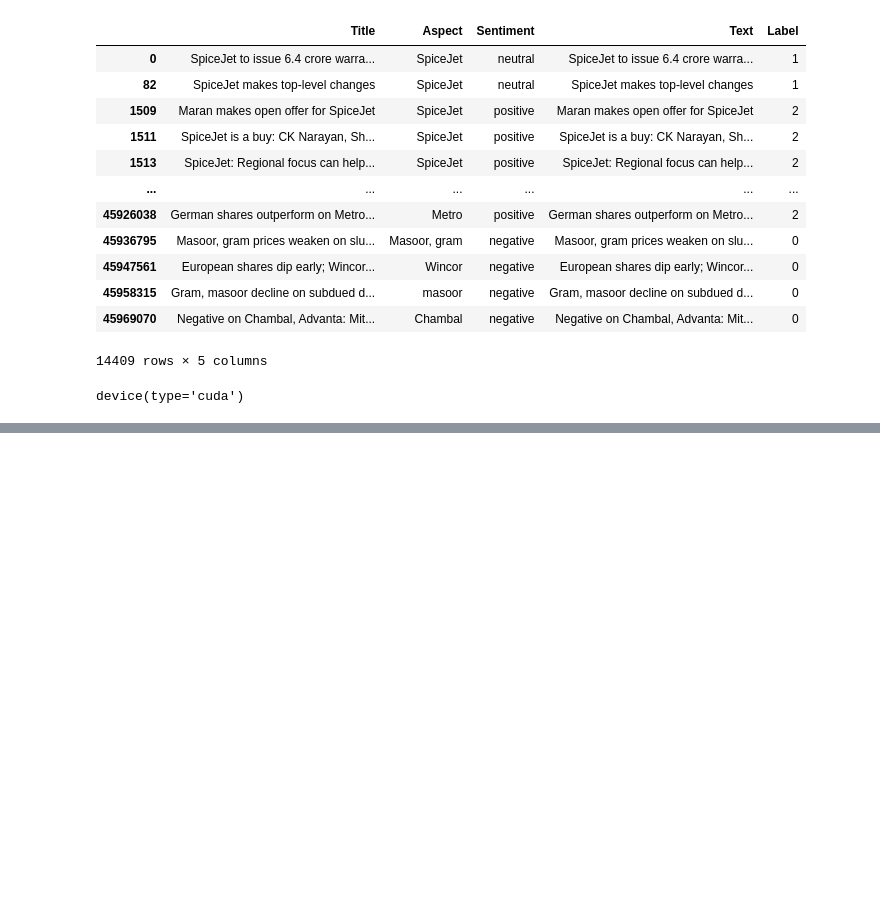
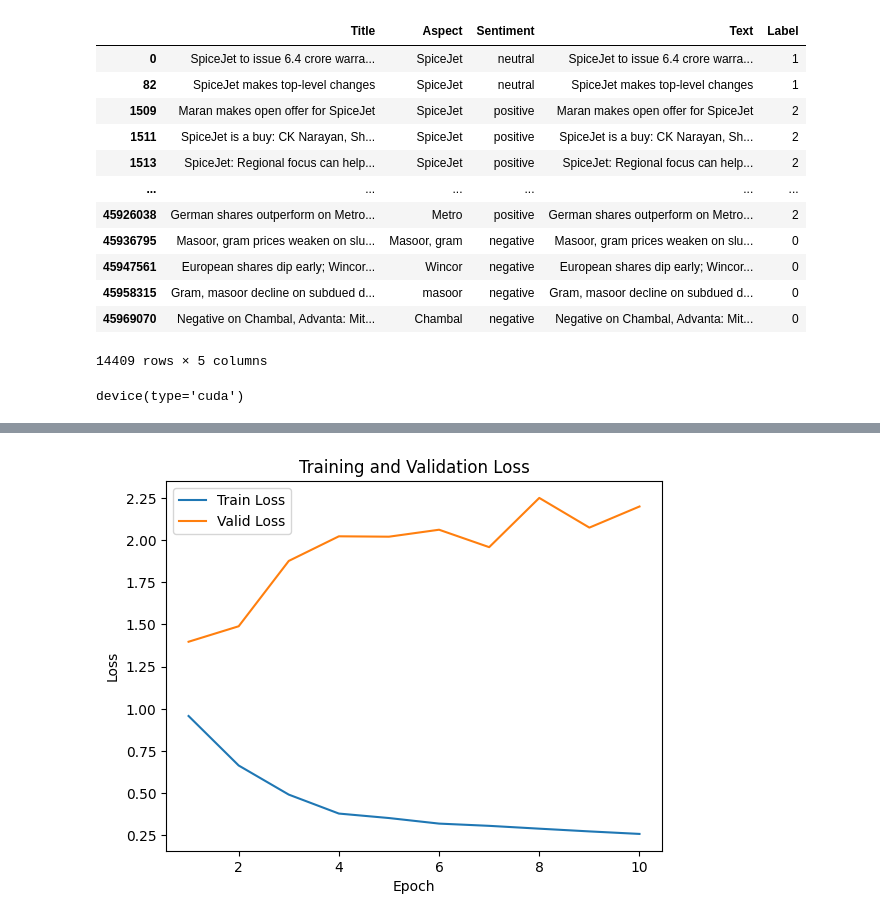
Before and after one commit to muftialroaz/absa-financial-news, a Jupyter notebook: sentfin_cnn.ipynb, the cells around one changed output, grey strips where cells are left out. Saved outputs shown, nothing was run; the diff lists cells and outputs as text; code cells hidden in the pictures; blank space fills up the shorter version.

Commit message:
refactor: plot training and validation loss

```diff
--- a/sentfin_cnn.ipynb
+++ b/sentfin_cnn.ipynb
@@ -147,6 +169,17 @@ test_dataset = TextDataset(X_test, y_test)
 
 train_loader = DataLoader(train_dataset, batch_size=4, shuffle=True)
 test_loader = DataLoader(test_dataset, batch_size=4, shuffle=False)
+# %%
+# Split data into training and validation sets
+X_train, X_valid, y_train, y_valid = train_test_split(X_train, y_train, test_size=0.2, random_state=42)
+
+# Create datasets for training and validation
+train_dataset = TextDataset(X_train, y_train)
+valid_dataset = TextDataset(X_valid, y_valid)
+
+# Create DataLoaders for training and validation
+train_loader = DataLoader(train_dataset, batch_size=4, shuffle=True)
+valid_loader = DataLoader(valid_dataset, batch_size=4, shuffle=False)
 # %%
 # Model
 class CNNModel(nn.Module):
@@ -170,7 +203,7 @@ vocab_size = len(train_dataset.vocab) + 1
 embed_size = 50
 num_classes = len(label_encoder.classes_)
 learning_rate = 0.001
-num_epochs = 100
+num_epochs = 10
 # %%
 # run with cuda 12
 # pip3 install torch torchvision torchaudio --index-url https://download.pytorch.org/whl/cu121
@@ -221,0 +219,45 @@ Epoch [100/100], Loss: 0.4323
+# %%
+# Create DataLoader for validation dataset
+valid_loader = DataLoader(valid_dataset, batch_size=4, shuffle=False)
+
+# Lists to store training and validation losses
+train_losses = []
+valid_losses = []
+
+# Training and validation loop
+for epoch in range(num_epochs):
+    # Training
+    model.train()
+    epoch_train_loss = 0
+    for texts, labels in train_loader:
+        texts, labels = texts.to(device), labels.to(device)
+        optimizer.zero_grad()
+        outputs = model(texts)
+        loss = criterion(outputs, labels)
+        loss.backward()
+        optimizer.step()
+        epoch_train_loss += loss.item()
+    train_losses.append(epoch_train_loss / len(train_loader))
+
+    # Validation
+    model.eval()
+    epoch_valid_loss = 0
+    with torch.no_grad():
+        for texts, labels in valid_loader:
+            texts, labels = texts.to(device), labels.to(device)
+            outputs = model(texts)
+            loss = criterion(outputs, labels)
+            epoch_valid_loss += loss.item()
+    valid_losses.append(epoch_valid_loss / len(valid_loader))
+
+    print(f'Epoch [{epoch+1}/{num_epochs}], Train Loss: {train_losses[-1]:.4f}, Valid Loss: {valid_losses[-1]:.4f}')
+
+# Plotting the training and validation losses
+plt.plot(range(1, num_epochs+1), train_losses, label='Train Loss')
+plt.plot(range(1, num_epochs+1), valid_losses, label='Valid Loss')
+plt.xlabel('Epoch')
+plt.ylabel('Loss')
+plt.title('Training and Validation Loss')
+plt.legend()
+plt.show()
+# %% [output]
@@ -222,3 +274,4 @@ Epoch [100/100], Loss: 0.4323
+[figure, added]
 # %%
 # Evaluation
 model.eval()
```
Also changed, not shown: parts of 8 cells of this notebook, 1 other file.
